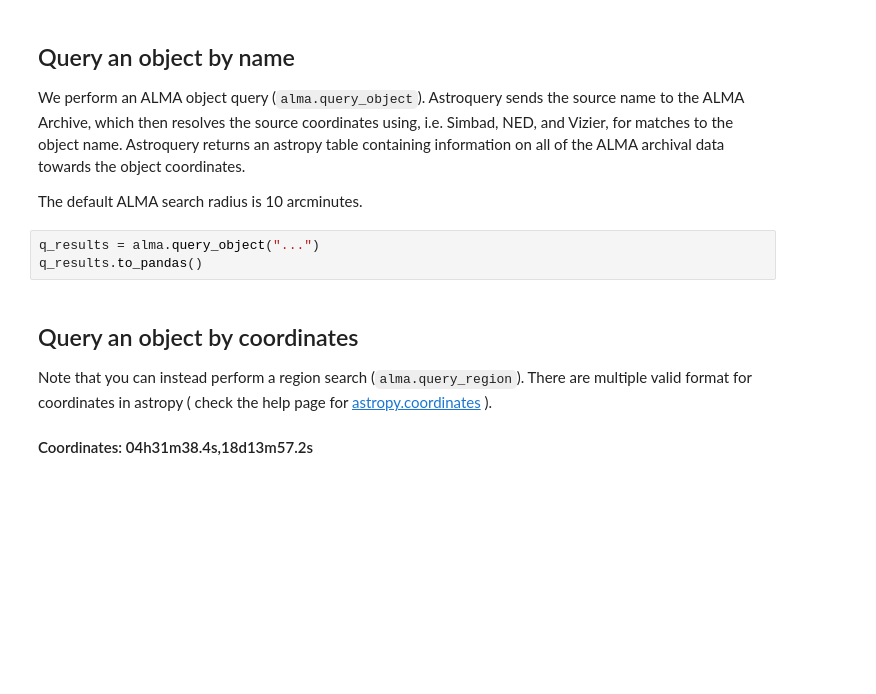
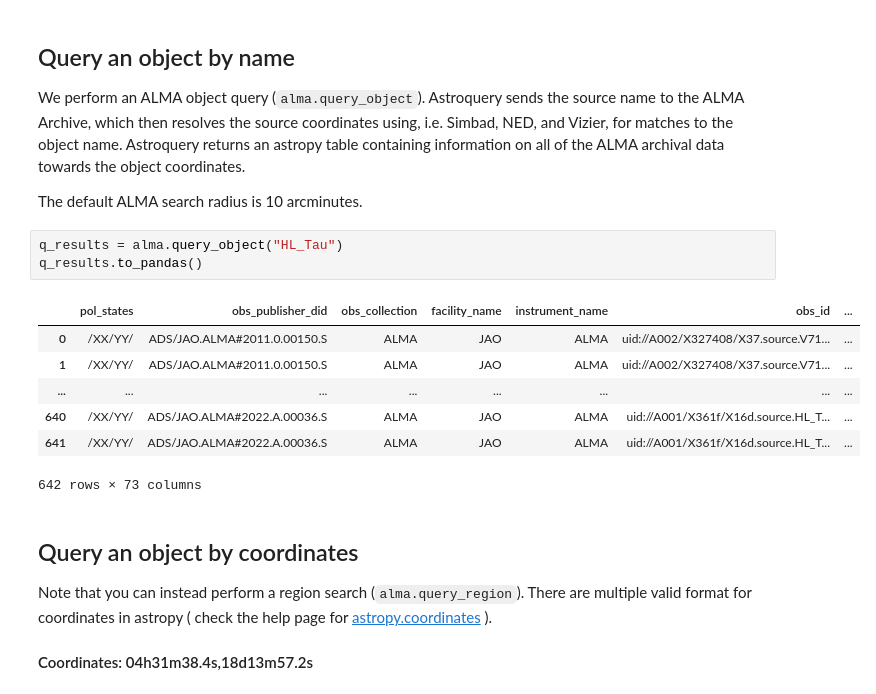
Before and after one commit to MTeasdale01/MTeasdale01, a Jupyter notebook: Query_tutorial_PPD.ipynb, the cells around one changed output. Drawn from its saved outputs; the diff is of its cells as text; blank space fills up the shorter version.

```diff
--- a/Query_tutorial_PPD.ipynb
+++ b/Query_tutorial_PPD.ipynb
@@ -493,8 +540,16 @@ Astroquery sends the source name to the ALMA Archive, which then resolves the so
 
 The default ALMA search radius is 10 arcminutes.
 # %%
-q_results = alma.query_object("...")
+q_results = alma.query_object("HL_Tau")
 q_results.to_pandas()
+# %% [output]
+|  | pol_states | obs_publisher_did | obs_collection | facility_name | instrument_name | obs_id | ... |
+| 0 | /XX/YY/ | ADS/JAO.ALMA#2011.0.00150.S | ALMA | JAO | ALMA | uid://A002/X327408/X37.source.V71... | ... |
+| 1 | /XX/YY/ | ADS/JAO.ALMA#2011.0.00150.S | ALMA | JAO | ALMA | uid://A002/X327408/X37.source.V71... | ... |
+| ... | ... | ... | ... | ... | ... | ... | ... |
+| 640 | /XX/YY/ | ADS/JAO.ALMA#2022.A.00036.S | ALMA | JAO | ALMA | uid://A001/X361f/X16d.source.HL_T... | ... |
+| 641 | /XX/YY/ | ADS/JAO.ALMA#2022.A.00036.S | ALMA | JAO | ALMA | uid://A001/X361f/X16d.source.HL_T... | ... |
+642 rows × 73 columns
 # %% [markdown]
 ## Query an object by coordinates
 
```
Also changed, not shown: parts of 18 cells of this notebook.
